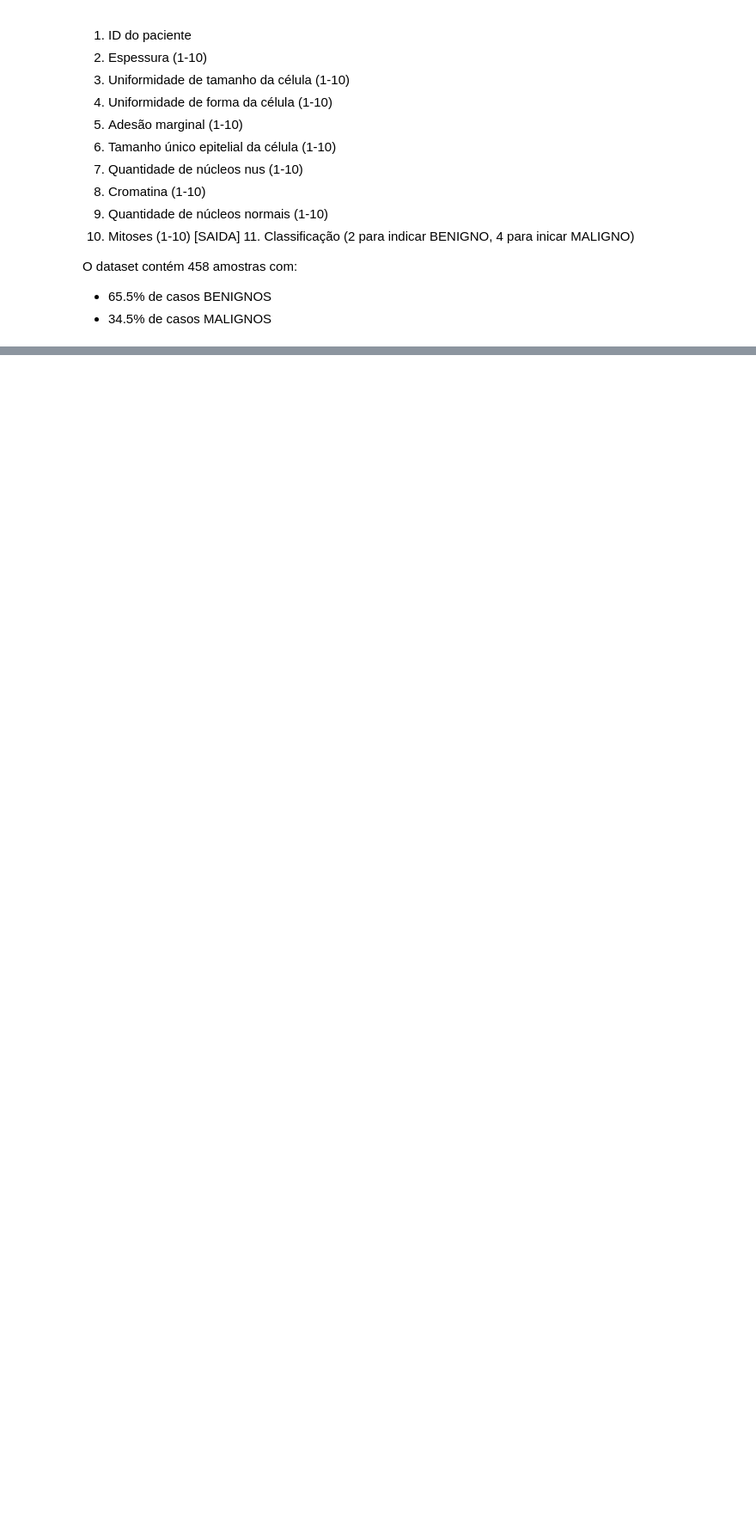
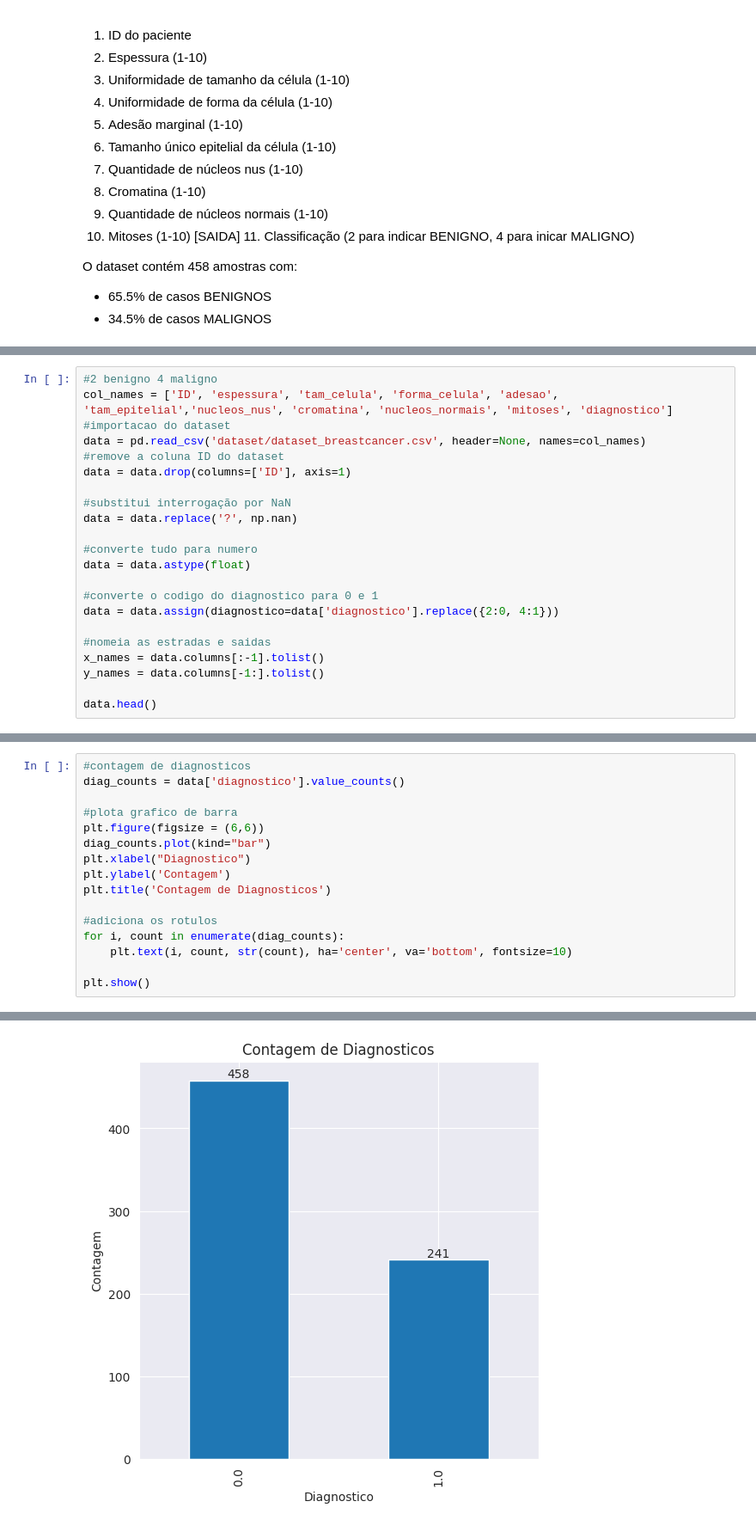
Before and after one commit to eulergomees/dnn_breast_cancer, a Jupyter notebook: dnn_breastcancer.ipynb, the cells around one changed output, grey strips where cells are left out. Shown at 86% size. Saved outputs shown, nothing was run; the diff lists cells and outputs as text; blank space fills up the shorter version.

```diff
--- a/dnn_breastcancer.ipynb
+++ b/dnn_breastcancer.ipynb
@@ -76,0 +108,22 @@ Hello from the pygame community. https://www.pygame.org/contribute.html
+# %%
+#2 benigno 4 maligno
+col_names = ['ID', 'espessura', 'tam_celula', 'forma_celula', 'adesao', 'tam_epitelial','nucleos_nus', 'cromatina', 'nucleos_normais', 'mitoses', 'diagnostico']
+#importacao do dataset
+data = pd.read_csv('dataset/dataset_breastcancer.csv', header=None, names=col_names)
+#remove a coluna ID do dataset
+data = data.drop(columns=['ID'], axis=1)
+
+#substitui interrogação por NaN
+data = data.replace('?', np.nan)
+
+#converte tudo para numero
+data = data.astype(float)
+
+#converte o codigo do diagnostico para 0 e 1
+data = data.assign(diagnostico=data['diagnostico'].replace({2:0, 4:1}))
+
+#nomeia as estradas e saidas
+x_names = data.columns[:-1].tolist()
+y_names = data.columns[-1:].tolist()
+
+data.head()
@@ -76,0 +159,17 @@ Hello from the pygame community. https://www.pygame.org/contribute.html
+# %%
+#contagem de diagnosticos
+diag_counts = data['diagnostico'].value_counts()
+
+#plota grafico de barra
+plt.figure(figsize = (6,6))
+diag_counts.plot(kind="bar")
+plt.xlabel("Diagnostico")
+plt.ylabel('Contagem')
+plt.title('Contagem de Diagnosticos')
+
+#adiciona os rotulos
+for i, count in enumerate(diag_counts):
+    plt.text(i, count, str(count), ha='center', va='bottom', fontsize=10)
+
+plt.show()
+# %% [output]
@@ -76,0 +193 @@ Hello from the pygame community. https://www.pygame.org/contribute.html
+[figure, added]
```
Also changed, not shown: parts of 14 cells of this notebook, 1 other file.
